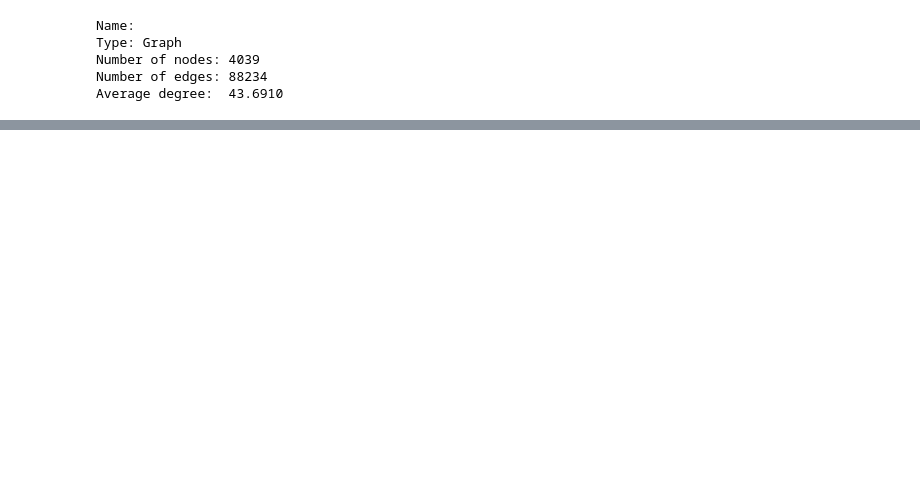
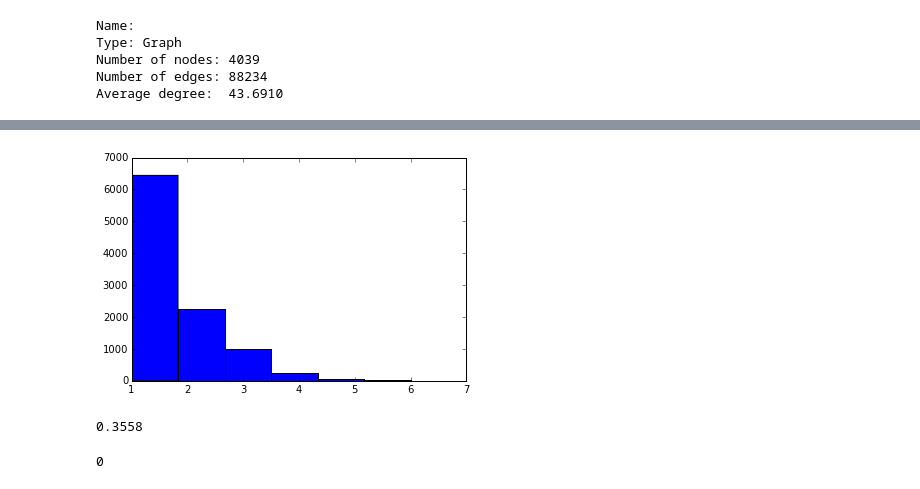
Before and after one commit to jmartinez14/fp-iga238, a Jupyter notebook: social_network_search.ipynb, the cells around one changed output, grey strips where cells are left out. Drawn from its saved outputs; the diff is of its cells as text; code cells hidden in the pictures; blank space fills up the shorter version.

```diff
--- a/social_network_search.ipynb
+++ b/social_network_search.ipynb
@@ -36,0 +66,22 @@ nx.draw_networkx(G_fb, pos = spring_pos, cmap = plt.get_cmap("jet"), node_color
+# %%
+DG = nx.DiGraph()
+DG.add_edges_from([(1,2), (1,3), (1,5), (2,1), (3,2), (4,2), (4,3), \
+(4,6), (5,3), (5,4), (5,6), (6,4), (6,5)], act_prob=0.2)
+# spring_pos = nx.spring_layout(DG)
+# nx.draw_networkx(DG, pos = spring_pos, with_labels = False, node_size = 35)
+
+
+outcome_len = []
+for n in np.arange(0,10000):
+    H = ic.independent_cascade(DG,[6])
+    outcome_len.append(len(H) - 1)
+plt.hist(outcome_len,bins=6)
+plt.show()
+print len([elt for elt in outcome_len if elt > 1])/10000.
+# %% [output]
+[figure, added]
+0.3558
+# %%
+random.randint(0,1)
+# %% [output]
+0
```
Also changed, not shown: parts of 21 cells of this notebook, 7 other files.
